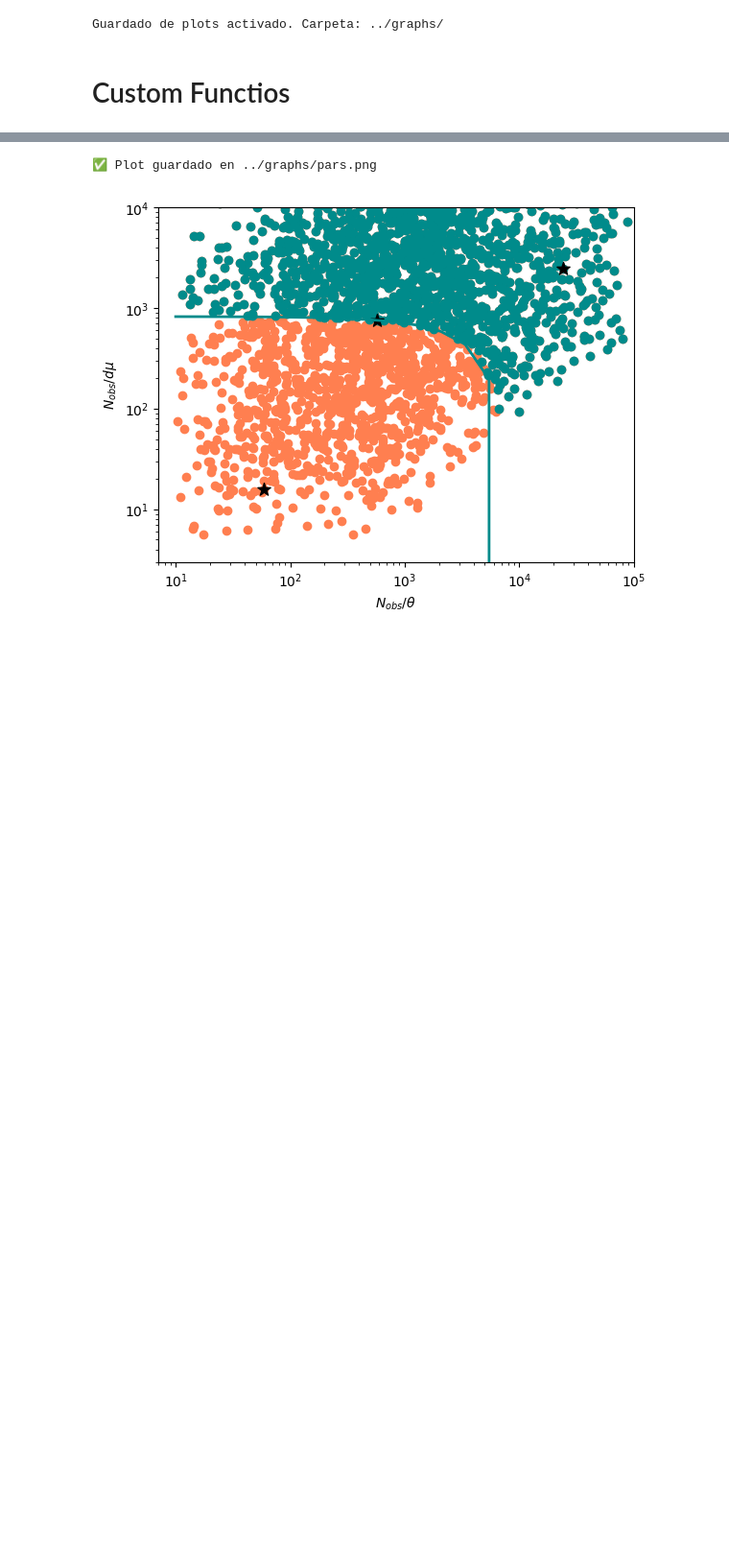
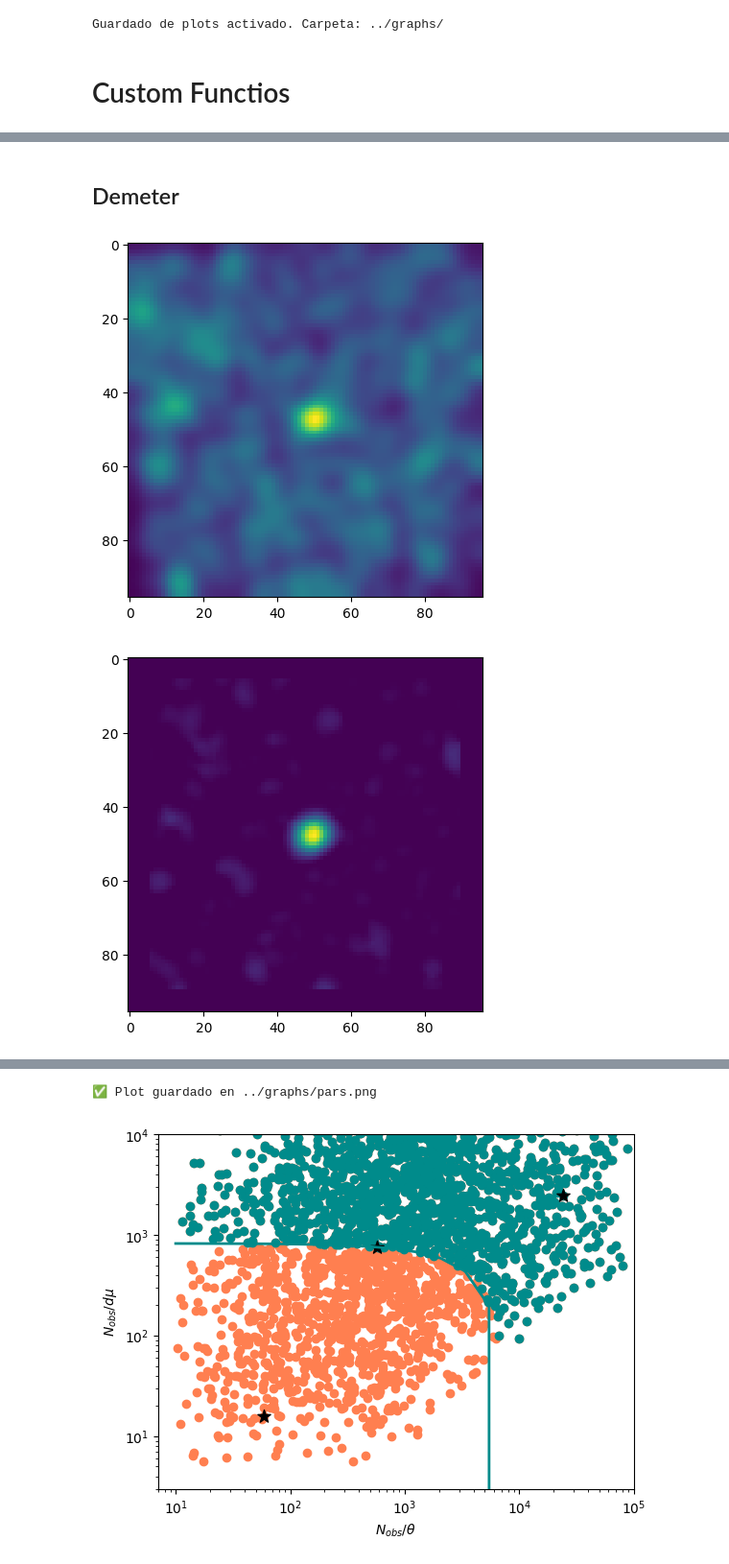
Before and after one commit to Martindelosrios/dwarf, a Jupyter notebook: codes/IndAnalysis.ipynb, the cells around one changed output, grey strips where cells are left out. Shown at 96% size. Cells and saved outputs as stored; diff of their text form; code cells hidden in the pictures; blank space fills up the shorter version.

```diff
--- a/codes/IndAnalysis.ipynb
+++ b/codes/IndAnalysis.ipynb
@@ -371,0 +604,76 @@ def GetRef(glon_center, glat_center, row_limit = None, size = 2,
+# %% [markdown]
+## Demeter
+# %%
+# Just to have the format needed in demeter
+full_df = pd.DataFrame(np.hstack((full, np.ones_like(full)[:,:2])), columns = ['ra', 'dec', 'pmra', 'pmdec', 'parallax', 'parallax_error'])
+full_df['parallax_error'] = full_df['parallax_error']*3 # This is just to avoid the parallax mask inside demeter
+# %%
+#width of the field in gnomonic coordinates
+gnomonic_width = 0.0175
+grid_size = 96
+
+#width of the proper motion field
+pmfield_size = 5.0
+
+full_df, x_dwarf, y_dwarf = demeter.mask_data(full_df, full_df['ra'].mean(), full_df['dec'].mean(), gnomonic_width, pmfield_size)
+full_field_gno = np.c_[x_dwarf, y_dwarf, full_df['pmra'], full_df['pmdec']]
+# %%
+rand_x, rand_y, rand_pmra, rand_pmdec = demeter.make_random_image(full_df, x_dwarf, y_dwarf, gnomonic_width, pmfield_size)
+random_field_gno = np.c_[rand_x, rand_y, rand_pmra, rand_pmdec]
+# %%
+grid_size = 96
+edge_size = 6
+front = int(edge_size)
+back  = int(grid_size-edge_size)
+
+random_image, edges = demeter.make_field_image(random_field_gno, gnomonic_width, pmfield_size, grid_size)
+field_image, edges = demeter.make_field_image(full_field_gno, gnomonic_width, pmfield_size, grid_size)
+
+smooth_field = scipy.ndimage.gaussian_filter(field_image,3.0)
+
+plt.imshow(smooth_field.sum(axis=(2,3))/np.max(smooth_field.sum(axis=(2,3))))
+plt.clim([0,1])
+plt.show()
+
+wv = demeter.WaveNet(grid_size, grid_size, J=4, wavelets = ['bior5.5']).to(device)
+out = wv(torch.Tensor(field_image).to(device)).to('cpu').numpy()
+rand_out = wv(torch.Tensor(random_image).to(device)).to('cpu').numpy()
+
+#apply smoothing
+out = scipy.ndimage.gaussian_filter(out,3.0)
+rand_out = scipy.ndimage.gaussian_filter(rand_out,3.0)
+
+#remove outer edges of image
+out1 = np.zeros((grid_size, grid_size, grid_size, grid_size))
+out1[front:back,front:back,front:back,front:back] = 1
+out1 = out*out1
+
+#standardize the real output
+out = (out-np.mean(rand_out))/np.std(rand_out)
+
+#apply threshold
+edge_size = 6
+front = int(edge_size)
+back = int(grid_size-edge_size)
+nstars = len(data)
+
+#apply significance correction
+out = out / (-0.6*np.log10(nstars)+4.)
+
+#applying thresholding
+mask = out < 5.0
+out[mask] = 0
+
+#remove outer edges of image
+out1 = np.zeros((grid_size, grid_size, grid_size, grid_size))
+out1[front:back,front:back,front:back,front:back] = 1
+out1 = out*out1
+
+plt.imshow(out1.sum(axis=(2,3)))
+plt.show()
+
+#find remaining hotspots
+blobs, significance = demeter.find_blobs(out1, threshold=9)
+# %% [output]
+[figure, added]
+[figure, added]
```
Also changed, not shown: parts of 25 cells of this notebook.
